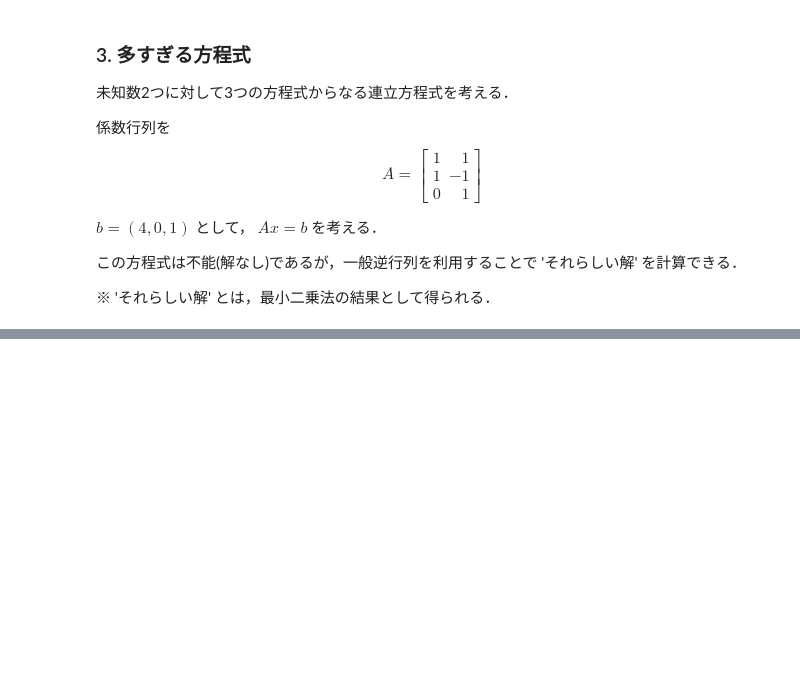
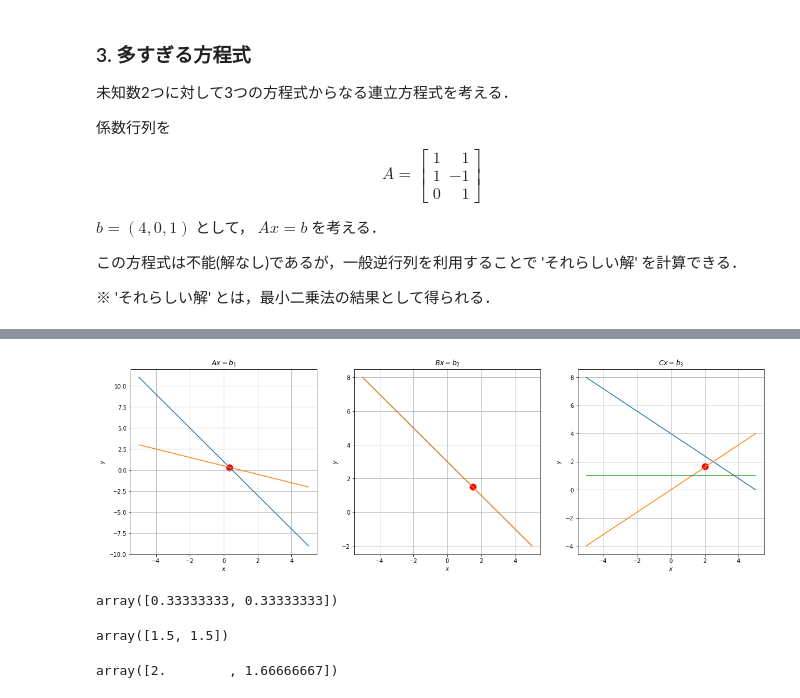
Before and after one commit to y629/optimization-practice, a Jupyter notebook: pseudo_inv_check.ipynb, the cells around one changed output, grey strips where cells are left out. Drawn from its saved outputs; the diff is of its cells as text; code cells hidden in the pictures; blank space fills up the shorter version.

```diff
--- a/pseudo_inv_check.ipynb
+++ b/pseudo_inv_check.ipynb
@@ -276,0 +279,49 @@ sol = [2.         1.66666667]
+# %%
+import matplotlib.patches as patches
+
+fig = plt.figure(figsize=(20,6))
+
+
+ax1 = fig.add_subplot(1, 3, 1)
+ax1.set_xlabel('$x$')
+ax1.set_ylabel('$y$')
+ax1.set_title('$Ax=b_1$')
+ax1.scatter(sol1[0], sol1[1], s=500, marker='.', c='r')
+ax1.plot(x, y11)
+ax1.plot(x, y12)
+ax1.grid(True)
+
+ax2 = fig.add_subplot(1, 3, 2)
+ax2.set_xlabel('$x$')
+ax2.set_ylabel('$y$')
+ax2.set_title('$Bx=b_2$')
+ax2.scatter(sol2[0], sol2[1], s=500, marker='.', c='r')
+ax2.plot(x, y21)
+ax2.plot(x, y22)
+ax2.grid(True)
+
+ax3 = fig.add_subplot(1, 3, 3)
+ax3.set_xlabel('$x$')
+ax3.set_ylabel('$y$')
+ax3.set_title('$Cx=b_3$')
+ax3.scatter(sol3[0], sol3[1], s=500, marker='.', c='r')
+ax3.plot(x, y31)
+ax3.plot(x, y32)
+ax3.plot(x, y33)
+ax3.grid(True)
+
+plt.show()
+# %% [output]
+[figure, added]
+# %%
+sol1
+# %% [output]
+array([0.33333333, 0.33333333])
+# %%
+sol2
+# %% [output]
+array([1.5, 1.5])
+# %%
+sol3
+# %% [output]
+array([2.        , 1.66666667])
```
Also changed, not shown: parts of 17 cells of this notebook.
